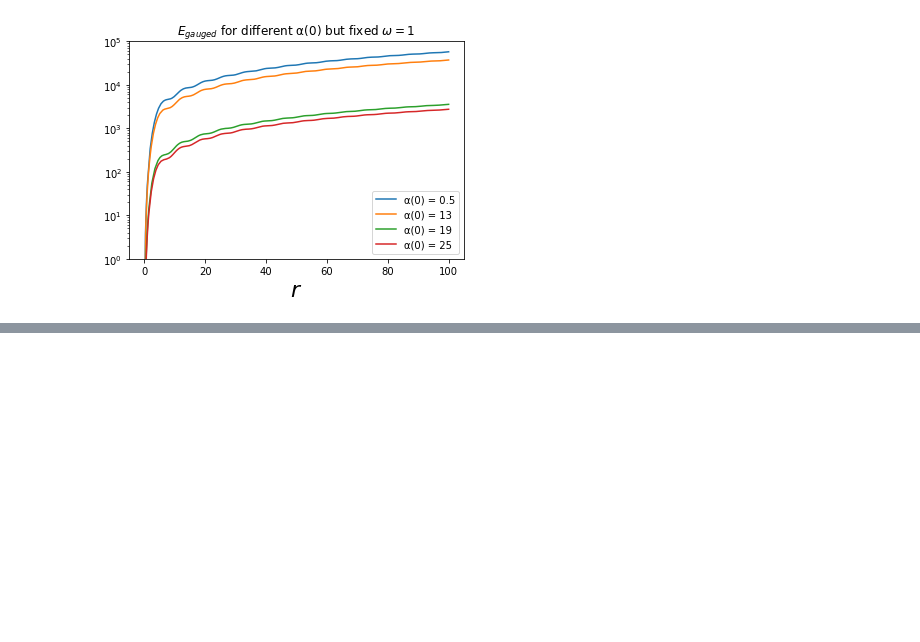
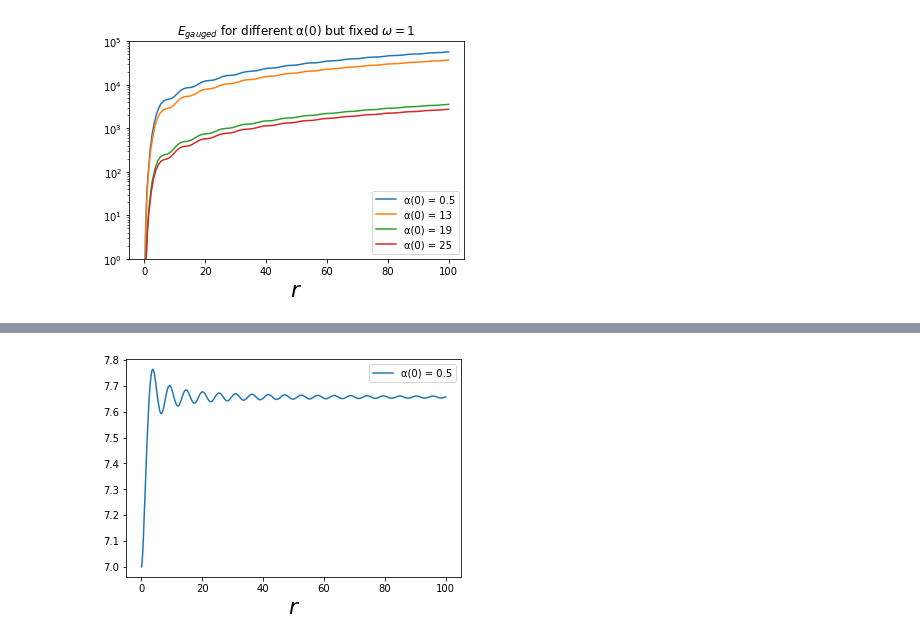
Before and after one commit to SumeetChougule/Skyrme-Q-balls, a Jupyter notebook: notebooks/UGQ_ball.ipynb, the cells around one changed output, grey strips where cells are left out. Cells and saved outputs as stored; diff of their text form; code cells hidden in the pictures; blank space fills up the shorter version.

```diff
--- a/notebooks/UGQ_ball.ipynb
+++ b/notebooks/UGQ_ball.ipynb
@@ -119,0 +120,17 @@ plt.savefig('Qu.png', dpi =1000)
+# %%
+λ, w = 1e-5, 2
+i = 7, 0
+r = 0, 100
+n7 = UQ_dless(i, w, λ, r)
+n7.Num_sol()
+
+plt.plot(n7.rn, n7.α, label = 'α(0) = 0.5')
+#plt.text(5, .51,'$0π$')
+plt.xlabel('$r$', fontsize=22)
+#plt.xlim([0, 40])
+#plt.ylim([0.0001, 1e1])
+#plt.title('$Q_{gauged}$ for different α(0) but fixed g(0)=1')
+plt.legend(loc='best')
+plt.show()
+# %% [output]
+[figure, added]
```
Also changed, not shown: parts of 5 cells of this notebook.
